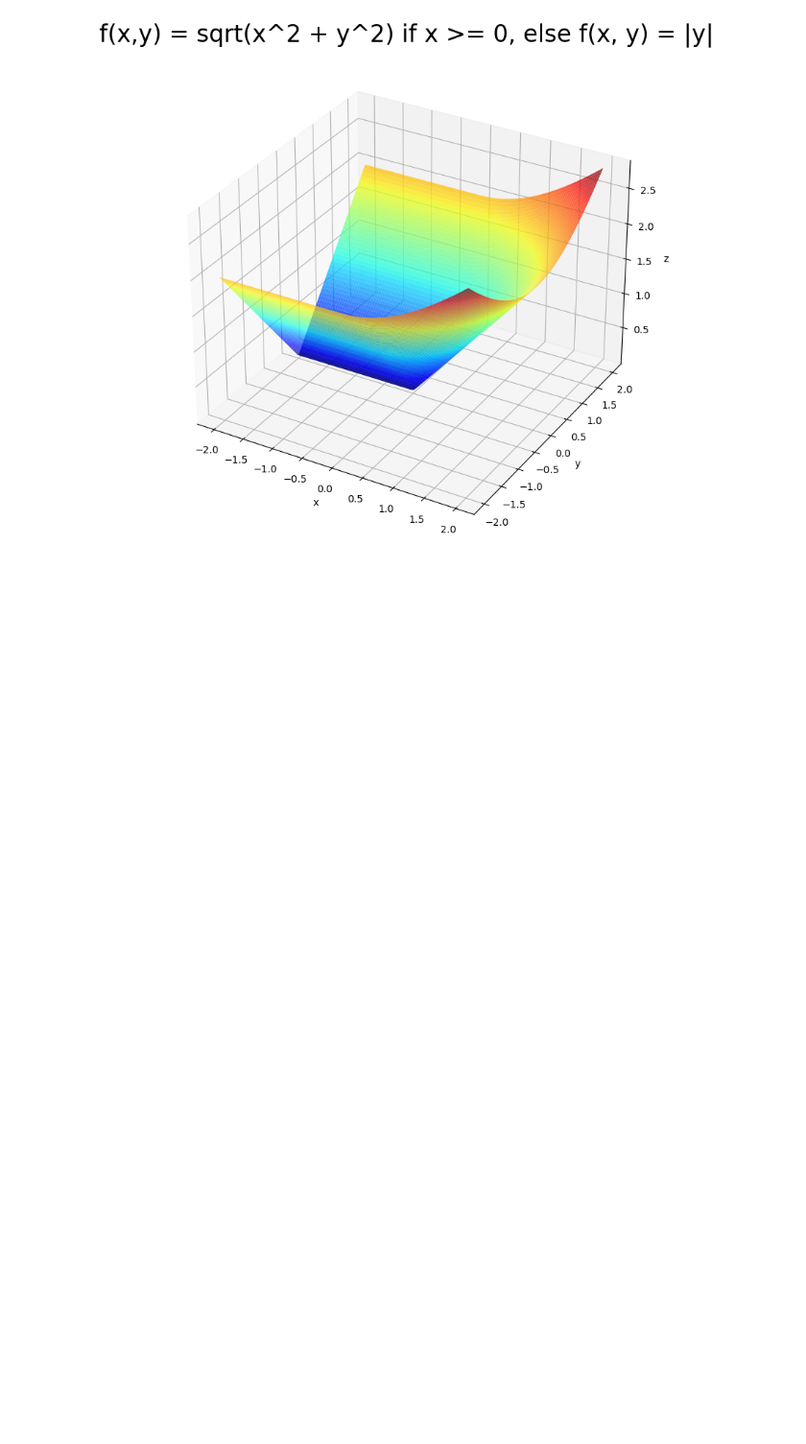
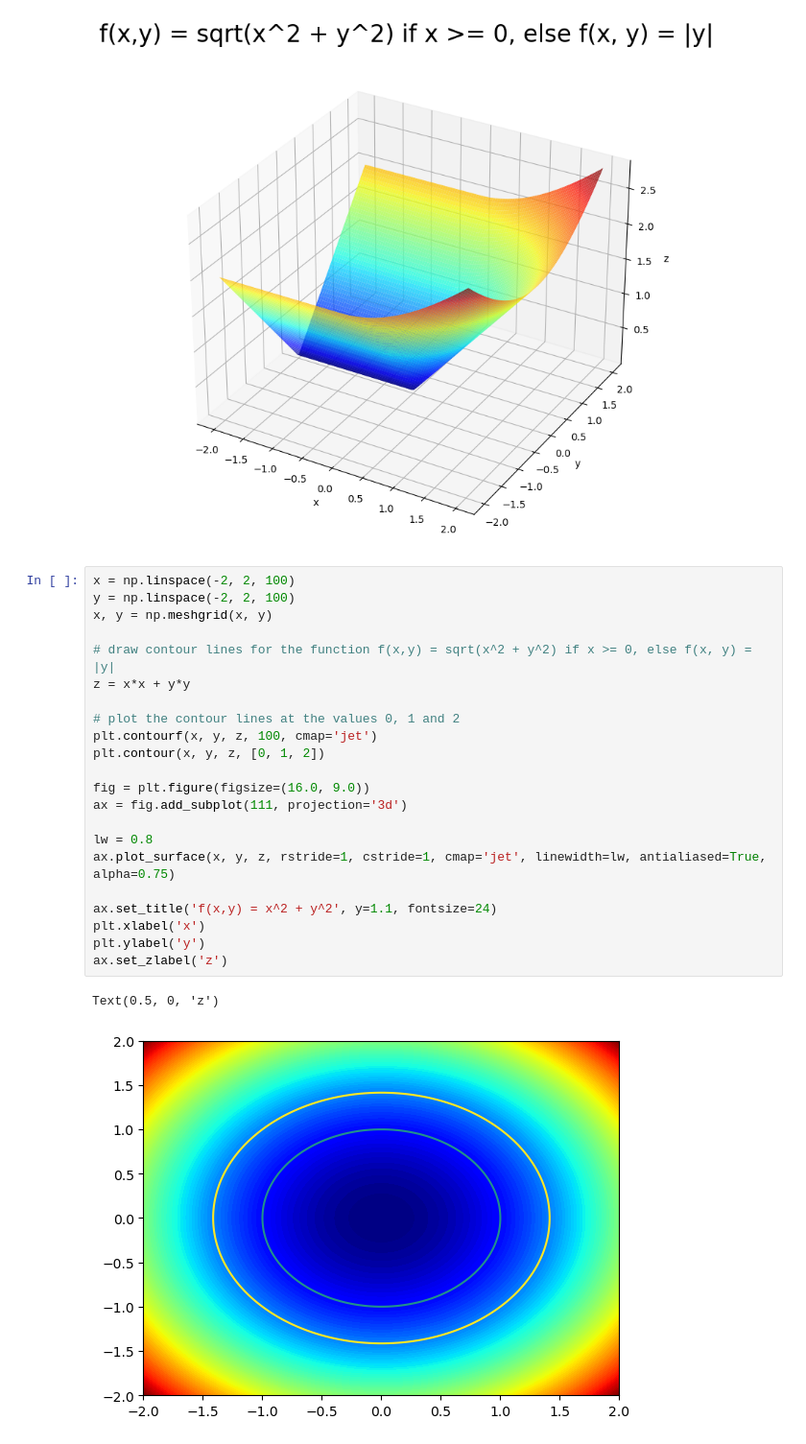
Before and after one commit to paulf98/cmath, a Jupyter notebook: exercises/skalare_felder/skalare_felder1.ipynb, the cells around one changed output. Shown at 96% size. Saved outputs shown, nothing was run; the diff lists cells and outputs as text; blank space fills up the shorter version.

```diff
--- a/exercises/skalare_felder/skalare_felder1.ipynb
+++ b/exercises/skalare_felder/skalare_felder1.ipynb
@@ -39,3 +39,28 @@ ax.set_zlabel('z')
 Text(0.5, 0, 'z')
 [figure]
 [figure]
+# %%
+x = np.linspace(-2, 2, 100)
+y = np.linspace(-2, 2, 100)
+x, y = np.meshgrid(x, y)
+
+# draw contour lines for the function f(x,y) = sqrt(x^2 + y^2) if x >= 0, else f(x, y) = |y|
+z = x*x + y*y
+
+# plot the contour lines at the values 0, 1 and 2
+plt.contourf(x, y, z, 100, cmap='jet')
+plt.contour(x, y, z, [0, 1, 2])
+
+fig = plt.figure(figsize=(16.0, 9.0))
+ax = fig.add_subplot(111, projection='3d')
+
+lw = 0.8
+ax.plot_surface(x, y, z, rstride=1, cstride=1, cmap='jet', linewidth=lw, antialiased=True, alpha=0.75)
+
+ax.set_title('f(x,y) = x^2 + y^2', y=1.1, fontsize=24)
+plt.xlabel('x')
+plt.ylabel('y')
+ax.set_zlabel('z')
+# %% [output]
+Text(0.5, 0, 'z')
+[figure, added]
```
Also changed, not shown: parts of 1 cell of this notebook.
